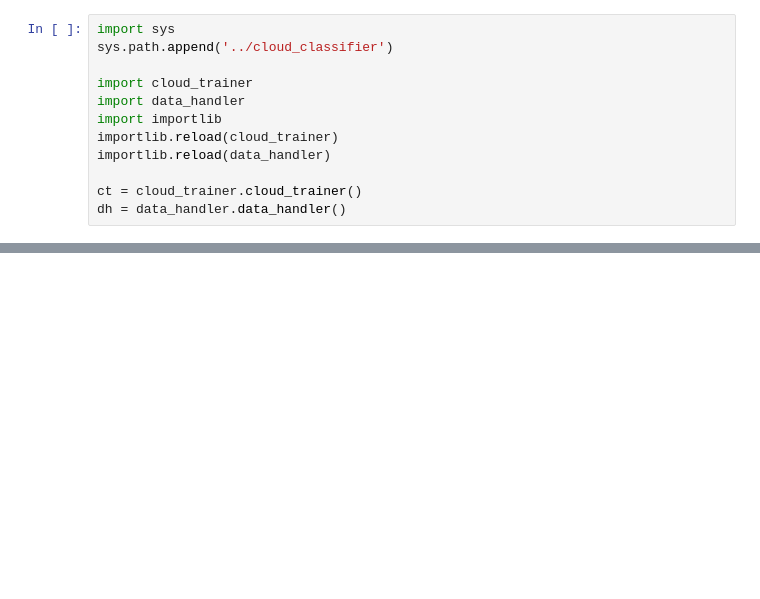
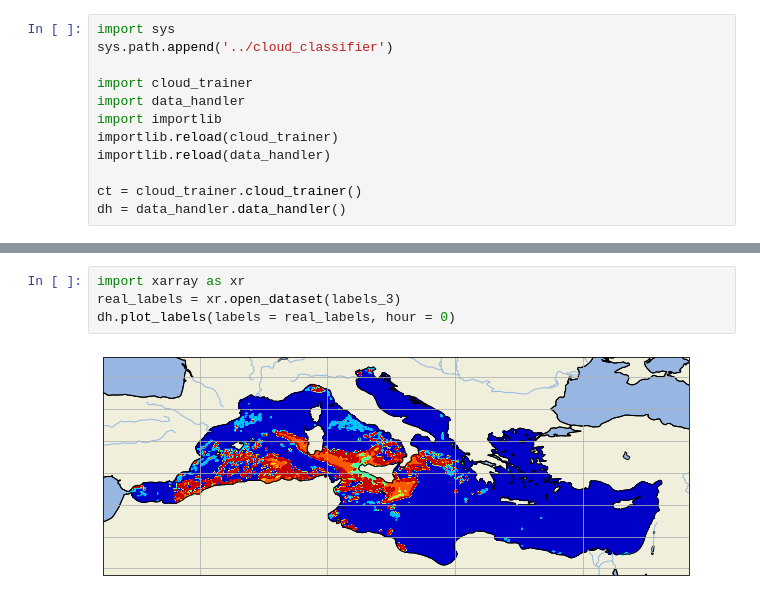
Before and after one commit to fsenf/CTyPyTool, a Jupyter notebook: notebooks/Modul_Test.ipynb, the cells around one changed output, grey strips where cells are left out. Drawn from its saved outputs; the diff is of its cells as text; blank space fills up the shorter version.

```diff
--- a/notebooks/Modul_Test.ipynb
+++ b/notebooks/Modul_Test.ipynb
@@ -39,0 +47,6 @@ ct.evaluate_parameters(v, l)
+# %%
+import xarray as xr
+real_labels = xr.open_dataset(labels_3)
+dh.plot_labels(labels = real_labels, hour = 0)
+# %% [output]
+[figure, added]
```
Also changed, not shown: parts of 5 cells of this notebook, 5 other files.
